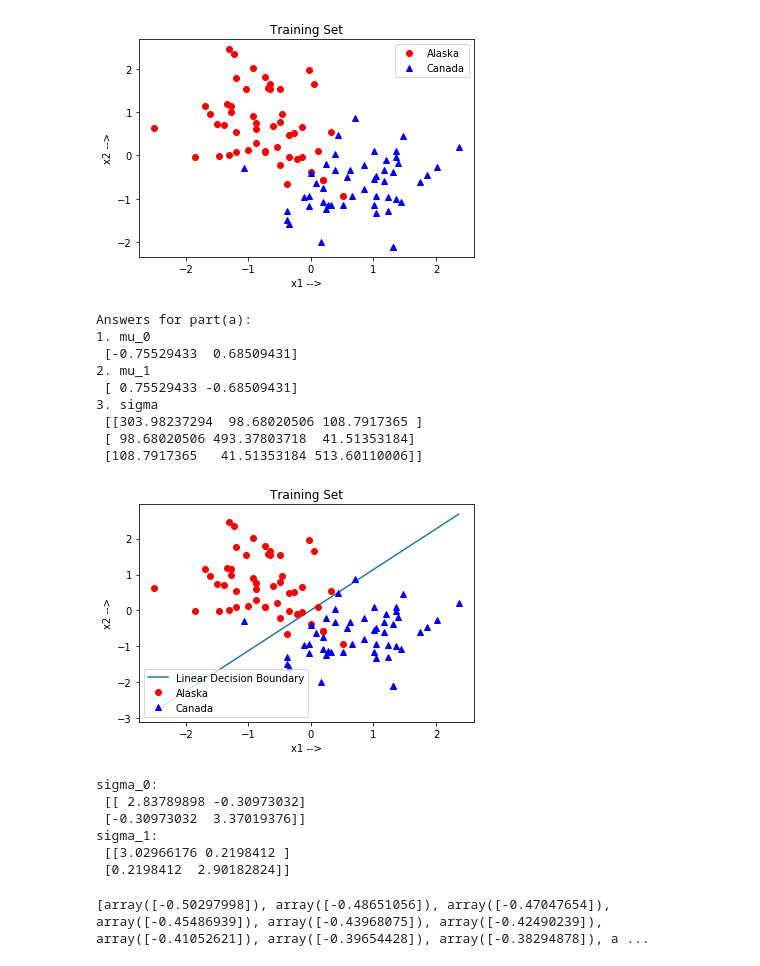
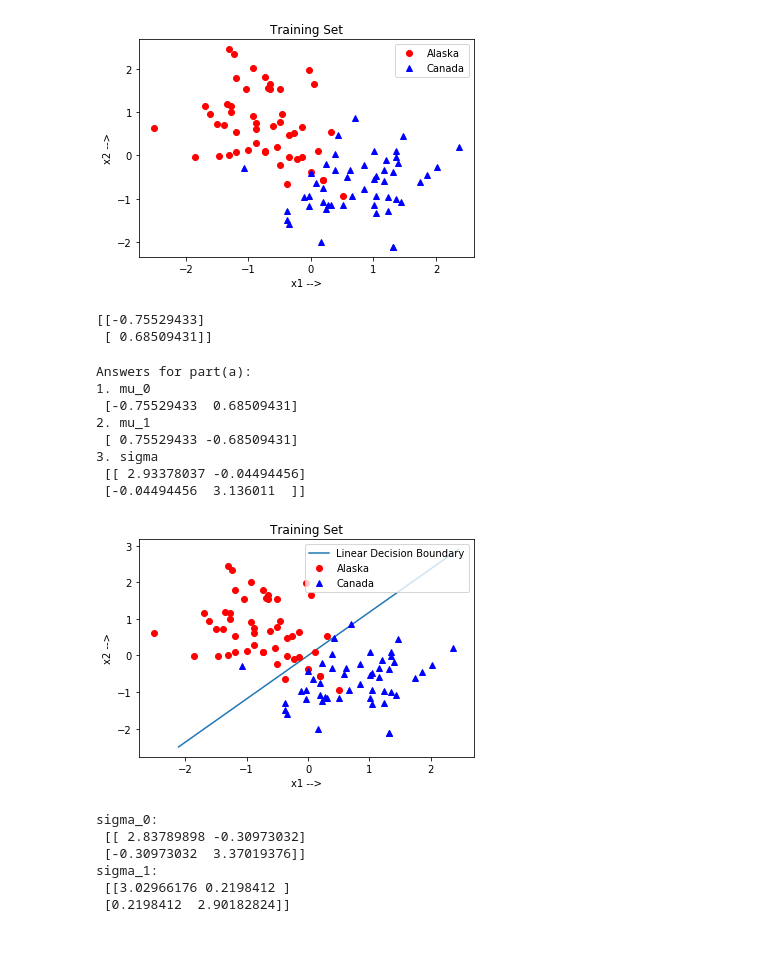
Before and after one commit to karan469/Machine-Learning-COL774, a Jupyter notebook: q4/q4.ipynb, the cells around one changed output. Drawn from its saved outputs; the diff is of its cells as text; code cells hidden in the pictures.

```diff
--- a/q4/q4.ipynb
+++ b/q4/q4.ipynb
@@ -102,7 +95,7 @@ plt.show(block=False)
 # %% [output]
 [figure]
 # %%
-mu_0 = np.zeros(shape = (3,1))
+mu_0 = np.zeros(shape = (2,1))
 numerator = 0
 denominator = 0
 for i in range(m):
@@ -110,11 +103,11 @@ for i in range(m):
         numerator += X[i,:]
         denominator += 1
 
-mu_0[0][0] = 1
+# mu_0[0][0] = 1
+mu_0[0][0] = (numerator/denominator)[0]
 mu_0[1][0] = (numerator/denominator)[1]
-mu_0[2][0] = (numerator/denominator)[2]
 
-mu_1 = np.zeros(shape = (3,1))
+mu_1 = np.zeros(shape = (2,1))
 numerator = 0
 denominator = 0
 for i in range(m):
@@ -122,23 +115,28 @@ for i in range(m):
         numerator += X[i,:]
         denominator += 1
 
-mu_1[0][0] = 1
+# mu_1[0][0] = 1
+mu_1[0][0] = (numerator/denominator)[0]
 mu_1[1][0] = (numerator/denominator)[1]
-mu_1[2][0] = (numerator/denominator)[2]
+
+print(mu_0)
+# %% [output]
+[[-0.75529433]
+ [ 0.68509431]]
 # %%
 # Part a - Answers
-sigma = np.zeros(shape = (3,3))
+sigma = np.zeros(shape = (2,2))
 for i in range(m):
     if(Y[i][0]==0):
         some_i = X[i,:]-mu_0
     else:
         some_i = X[i,:]-mu_1
-    sigma += np.dot(some_i.T, some_i)
+    sigma += np.dot(some_i.T, some_i)/m
 
 print('Answers for part(a):')
-print('1. mu_0\n',mu_0[1:].T[0])
-print('2. mu_1\n',mu_1[1:].T[0])
-print('3. sigma\n',sigma)
+print('1. mu_0\n',mu_0.T[0])
+print('2. mu_1\n',mu_1.T[0])
+print('3. Common sigma\n',sigma)
 # %% [output]
 Answers for part(a):
 1. mu_0
@@ -146,35 +144,34 @@ Answers for part(a):
 2. mu_1
  [ 0.75529433 -0.68509431]
 3. sigma
- [[303.98237294  98.68020506 108.7917365 ]
- [ 98.68020506 493.37803718  41.51353184]
- [108.7917365   41.51353184 513.60110006]]
+ [[ 2.93378037 -0.04494456]
+ [-0.04494456  3.136011  ]]
 # %%
 sigma_inv = np.linalg.pinv(sigma)
 vec_1 = sigma_inv.dot(mu_0 - mu_1)
 c = 0.5 * (((mu_0.T).dot(sigma_inv)).dot(mu_0) -
            ((mu_1.T).dot(sigma_inv)).dot(mu_1))
 
 x_lines = [np.min(X[:, 1]), np.max(X[:, 1])]
 
 # Part c - plotting the linear decision boundary
 plt.plot(
     x_lines, [
-        get_y(x_lines[0], c, vec_1[1][0], vec_1[2][0])[0],
-        get_y(x_lines[1], c, vec_1[1][0], vec_1[2][0])[0]
+        get_y(x_lines[0], c, vec_1[0][0], vec_1[1][0])[0],
+        get_y(x_lines[1], c, vec_1[0][0], vec_1[1][0])[0]
     ],
     label='Linear Decision Boundary')
-plt.plot(X[:50,1], X[:50,2], "or", marker='o', label='Alaska')
-plt.plot(X[50:,1], X[50:,2], "ob", marker='^', label='Canada')
+plt.plot(X[:50,0], X[:50,1], "or", marker='o', label='Alaska')
+plt.plot(X[50:,0], X[50:,1], "ob", marker='^', label='Canada')
 plt.xlabel('x1 -->')
 plt.ylabel('x2 -->')
 plt.title('Training Set')
 plt.legend()
 plt.show(block=False)
 # plt.savefig('./images/q4_c_normalized.png')
 plt.close()
 # %% [output]
-[figure, old version]
+[figure, new version]
 # %%
 # Part d - sigma_0 sigma_1 calculation
 sigma_0 = np.zeros(shape = (2,2))
@@ -200,7 +197,7 @@ sigma_1:
 # %%
 #part d - generating 1000 (x,y) for quadratic line
 num_points = 1000
-x_all = np.linspace(np.min(X[:, 1]), np.max(X[:, 1]), num_points)
+x_all = np.linspace(np.min(X[:, 0]), np.max(X[:, 0]), num_points)
 x_plot1 = []
 x_plot2 = []
 y_plot1 = []
@@ -216,8 +213,6 @@ for i in range(num_points):
         y_plot2.append(y_val2)
         count = 0
     count += 1
-# %% [output]
-[array([-0.50297998]), array([-0.48651056]), array([-0.47047654]), array([-0.45486939]), array([-0.43968075]), array([-0.42490239]), array([-0.41052621]), array([-0.39654428]), array([-0.38294878]), a ...
 # %%
 #plotting with the quadratic separator
 print('\n\nPlotting the data...\n')
```
Also changed, not shown: parts of 5 cells of this notebook, 2 other files.
